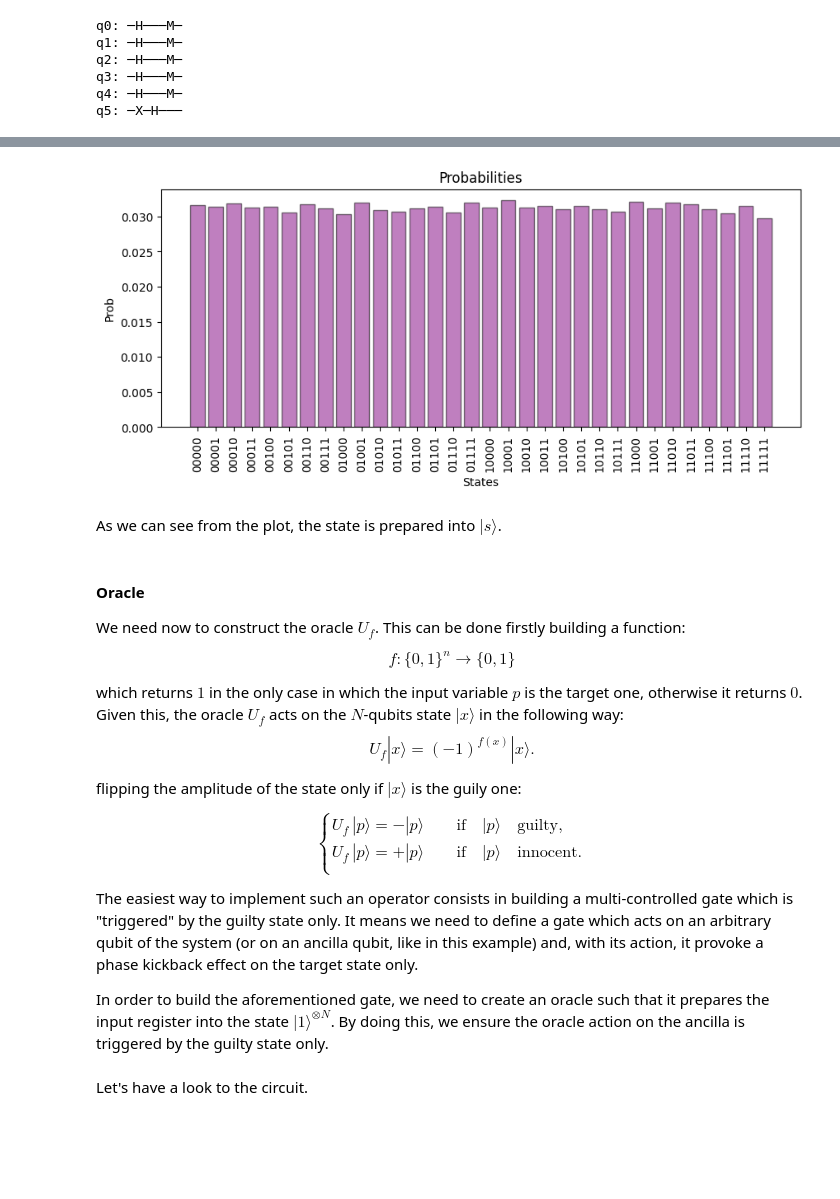
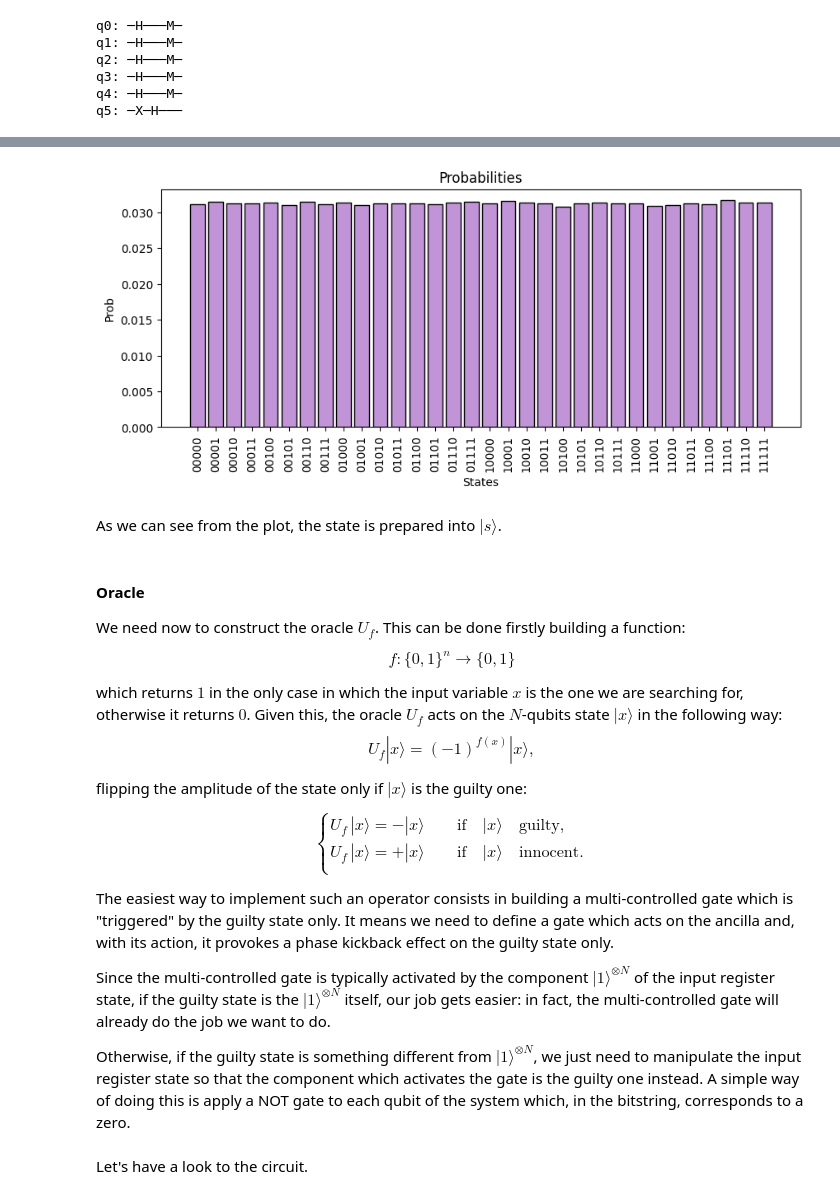
Before and after one commit to qiboteam/qiboedu, a Jupyter notebook: notebooks/Lecture4.ipynb, the cells around one changed output, grey strips where cells are left out. Saved outputs shown, nothing was run; the diff lists cells and outputs as text; code cells hidden in the pictures; blank space fills up the shorter version.

```diff
--- a/notebooks/Lecture4.ipynb
+++ b/notebooks/Lecture4.ipynb
@@ -51,8 +55,12 @@ We use the function `scripts.utils.generate_bitstring_combination` to generate a
 # %%
 # set the problem dimensionality --> the size of the set to be explored
 n = 5
+
 # set the number of shots (circuit's executions)
-nshots = 100000
+# we do this because it's more realistic
+nshots = 1000000
 
-# call the bitstring generator
+# generate bitstrings list
 bitstrings = utils.generate_bitstring_combinations(n)
+
+print(bitstrings)
@@ -110,25 +122,36 @@ We see some more detail in the following cells. For now, we can start implementi
 
 Regardless of the number of times we repeat the application of $U_f$ and $U_s$, we need to build the initial and the final circuit layer.
 # %%
+# The Grover circuit will be composed of many layers
+# the first and the last layer are always the same and we call the initial_layer and final_layer
+
 # set the circuit and initial superposition
-def grover_initial_layer(n):
+def build_initial_layer(n):
     """Build the initial superposition in Grover circuit."""
-    circuit = Circuit(n+1)
-    circuit.add(gates.X(n))
+    # n+1 qubits circuit
+    c = Circuit(n+1)
+    # state preparation into |0>|0>...|1>
+    c.add(gates.X(n))
+    # add superposition
     for q in range(n+1):
-        circuit.add(gates.H(q))
-    return circuit
+        c.add(gates.H(q))
+
+    return c
 
 # final measurements
-def add_measurements(n):
-    circuit = Circuit(n+1)
-    circuit.add(gates.M(*range(n)))
-    return circuit
+def build_final_layer(n):
+    # n+1 qubits circuit
+    c = Circuit(n+1)
+    # measurements
+    c.add(gates.M(*range(n)))
+    return c
 # %% [markdown]
 Let's visualize the initial and final layer.
 # %%
-initial_c = grover_initial_layer(n) + add_measurements(n)
-print(initial_c.draw())
+# build the circuit as initial_layer + final_layer and draw it
+c = build_initial_layer(n) + build_final_layer(n)
+
+print(c.draw())
 # %% [output]
 q0: ─H───M─
 q1: ─H───M─
@@ -142,7 +170,8 @@ To visualize it, we can use the `scripts.plotscripts.plot_probabilities` functio
 # %%
-plotscripts.plot_probabilities(initial_c, nshots=nshots, grover=True)
+# use plot_grover_probabilities which requires the circuit and nshots
+plotscripts.plot_grover_probabilities(c, nshots)
 # %% [output]
-[figure, old version]
+[figure, new version]
 # %% [markdown]
 As we can see from the plot, the state is prepared into $|s\rangle$.
 # %% [markdown]
@@ -152,20 +181,22 @@ We need now to construct the oracle $U_f$. This can be done firstly building a f
 
 $$ f: \{0,1\}^n \to \{0,1\} $$
 
-which returns $1$ in the only case in which the input variable $p$ is the target one, otherwise it returns $0$. Given this, the oracle $U_f$ acts on the $N$-qubits state $|x\rangle$ in the following way: $$ U_f |x\rangle = (-1)^{f(x)}|x\rangle. $$
+which returns $1$ in the only case in which the input variable $x$ is the one we are searching for, otherwise it returns $0$. Given this, the oracle $U_f$ acts on the $N$-qubits state $|x\rangle$ in the following way: $$ U_f |x\rangle = (-1)^{f(x)}|x\rangle, $$
 
-flipping the amplitude of the state only if $|x\rangle$ is the guily one:
+flipping the amplitude of the state only if $|x\rangle$ is the guilty one:
 
 $$
 \begin{cases}
-U_f\,|p\rangle = - |p\rangle \qquad \text{if} \quad |p\rangle \quad \text{guilty}, \\
-U_f\,|p\rangle = + |p\rangle \qquad \text{if} \quad |p\rangle \quad \text{innocent}. \\
+U_f\,|x\rangle = - |x\rangle \qquad \text{if} \quad |x\rangle \quad \text{guilty}, \\
+U_f\,|x\rangle = + |x\rangle \qquad \text{if} \quad |x\rangle \quad \text{innocent}. \\
 \end{cases}
 $$
 
-The easiest way to implement such an operator consists in building a multi-controlled gate which is "triggered" by the guilty state only. It means we need to define a gate which acts on an arbitrary qubit of the system (or on an ancilla qubit, like in this example) and, with its action, it provoke a phase kickback effect on the target state only.
+The easiest way to implement such an operator consists in building a multi-controlled gate which is "triggered" by the guilty state only. It means we need to define a gate which acts on the ancilla and, with its action, it provokes a phase kickback effect on the guilty state only.
 
-In order to build the aforementioned gate, we need to create an oracle such that it prepares the input register into the state $|1\rangle^{\otimes N}$. By doing this, we ensure the oracle action on the ancilla is triggered by the guilty state only.
+Since the multi-controlled gate is typically activated by the component $|1\rangle^{\otimes N}$ of the input register state, if the guilty state is the $|1\rangle^{\otimes N}$ itself, our job gets easier: in fact, the multi-controlled gate will already do the job we want to do.
+
+Otherwise, if the guilty state is something different from $|1\rangle^{\otimes N}$, we just need to manipulate the input register state so that the component which activates the gate is the guilty one instead. A simple way of doing this is apply a NOT gate to each qubit of the system which, in the bitstring, corresponds to a zero.
 # %%
 def build_oracle(guilty_index, n):
     """Swap the guilty state."""
```
Also changed, not shown: parts of 39 cells of this notebook, 10 other files.
